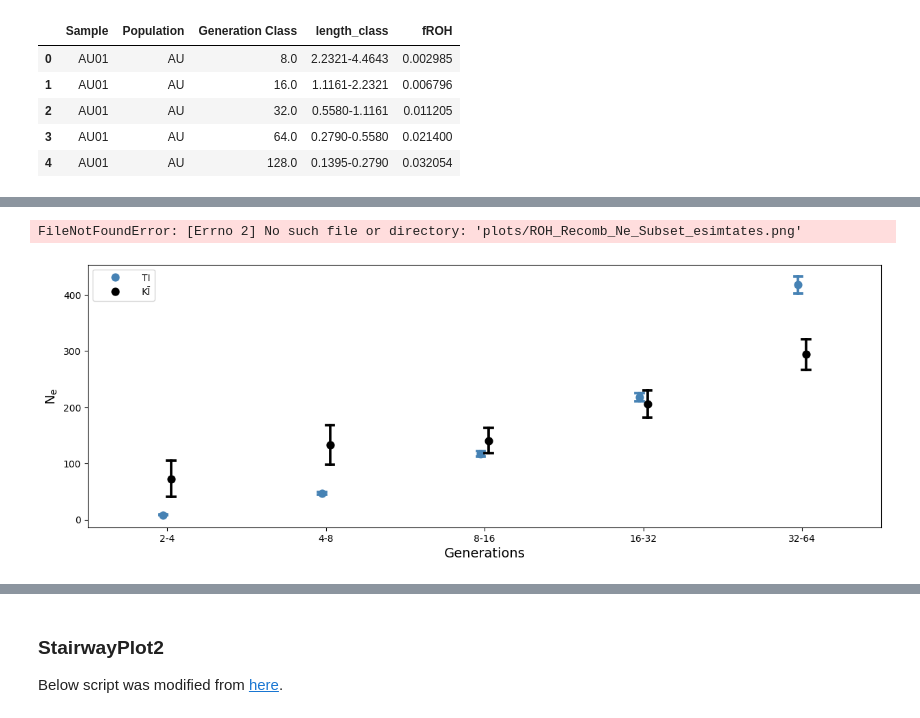
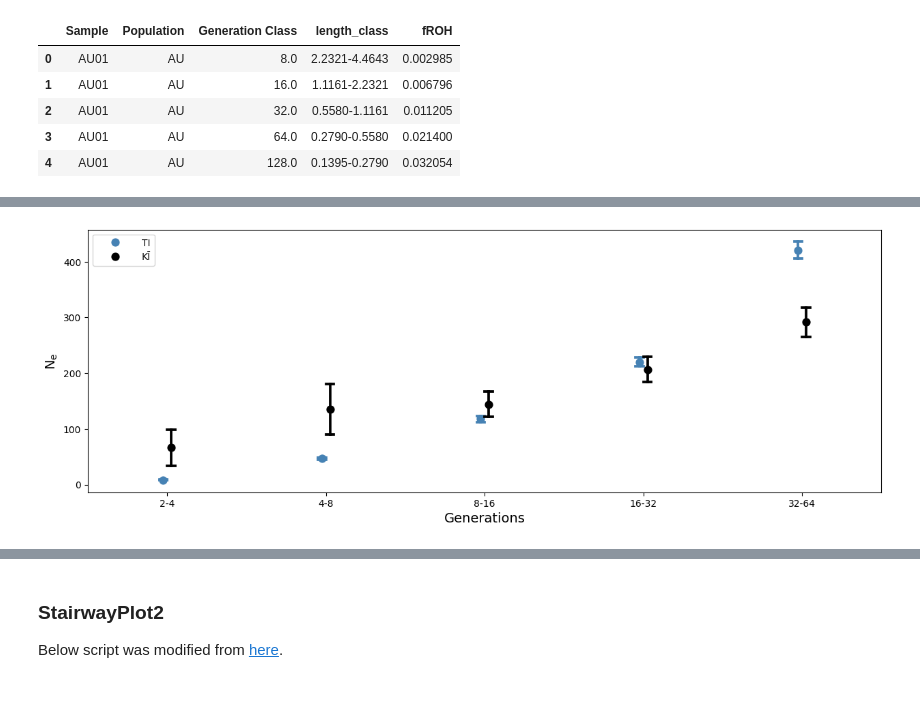
Before and after one commit to janawold1/2026_S_nereis_Cons_Gen, a Jupyter notebook: 09_Ne.ipynb, the cells around one changed output, grey strips where cells are left out. Cells and saved outputs as stored; diff of their text form; code cells hidden in the pictures.

```diff
--- a/09_Ne.ipynb
+++ b/09_Ne.ipynb
@@ -274,29 +259,27 @@ sns.pointplot(data=uncertainty, x='Generation Class', y='Ne',
 # %%
-palette = ['steelblue', 'grey', 'black']
 palette = ['steelblue', 'black']
 
 uncertainty_subplot = uncertainty[(uncertainty['Generation Class']>2) & (uncertainty['Generation Class']<128) & (uncertainty['Population']!='AU')]
 
 plt.figure(figsize=(15, 5))
 ax = sns.pointplot(data=uncertainty_subplot, x='Generation Class', y='Ne', dodge=True, hue='Population', hue_order=['NZ', 'KI'],
                 palette=palette, errorbar='sd', capsize=0.05, n_boot=100, estimator='mean', markers='o', linestyles='none')
 handles, labels = ax.get_legend_handles_labels()
 ax.legend(handles=handles,
         labels=['TI', 'KĪ'],
         loc='upper left', handlelength=4,
         handler_map={tuple: HandlerTuple(ndivide=None)})
 
 params = {'mathtext.default': 'regular' }
 plt.rcParams.update(params)
 ax.set_title('', loc='left', fontsize=20)
 ax.set_xticklabels(['2-4', '4-8', '8-16', '16-32', '32-64'])
 ax.set_xlabel('Generations', fontsize=14)
 ax.set_ylabel('$N_{e}$', fontsize=14)
 
-plt.savefig('plots/ROH_Recomb_Ne_Subset_esimtates.png', dpi=300, bbox_inches='tight')
+plt.savefig('Git_Repos/2026_S_nereis_Cons_Gen/Figures/ROH_Recomb_Ne_Subset_esimtates.png', dpi=300, bbox_inches='tight')
 # %% [output]
-FileNotFoundError: [Errno 2] No such file or directory: 'plots/ROH_Recomb_Ne_Subset_esimtates.png'
-[figure, old version]
+[figure, new version]
 # %%
 gen2 = 17857100
 gen4 = 4464300
```
Also changed, not shown: parts of 8 cells of this notebook, 1 other file.
